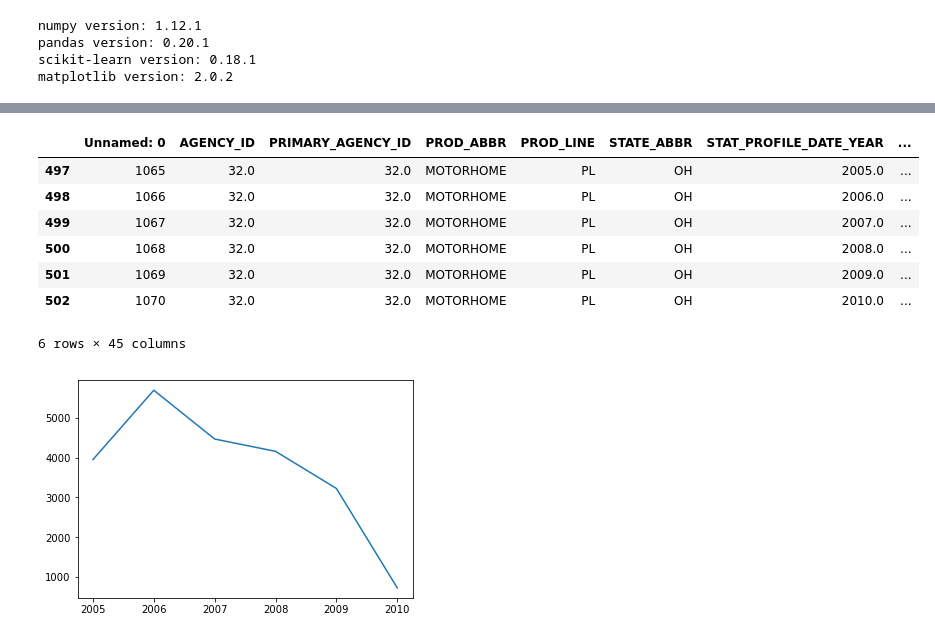
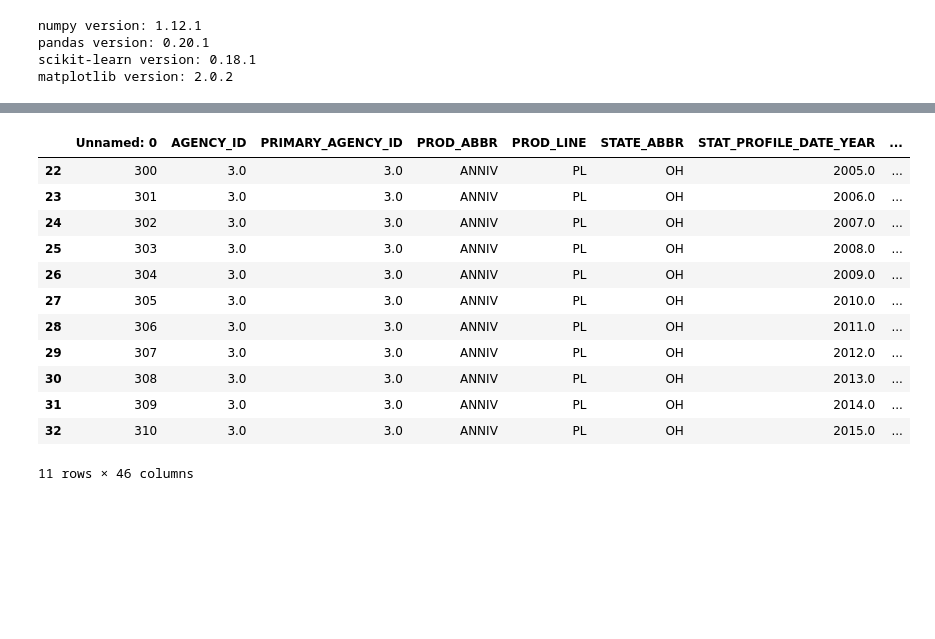
Before and after one commit to MKet/ADS3_Project, a Jupyter notebook: Untitled.ipynb, the cells around one changed output, grey strips where cells are left out. Cells and saved outputs as stored; diff of their text form; code cells hidden in the pictures; blank space fills up the shorter version.

```diff
--- a/Untitled.ipynb
+++ b/Untitled.ipynb
@@ -43,20 +45,17 @@ df.head(500)
 # %%
-testdata = df[(df["AGENCY_ID"] == 32) & (df["PROD_ABBR"] == "MOTORHOME")& (df["STATE_ABBR"] == "OH") & (df["STAT_PROFILE_DATE_YEAR"] < 2011)]
+testdata = df[(df["AGENCY_ID"] == 3) & (df["PROD_ABBR"] == "ANNIV")& (df["STATE_ABBR"] == "OH")]
 testdata.head(50)
 # %% [output]
 |  | Unnamed: 0 | AGENCY_ID | PRIMARY_AGENCY_ID | PROD_ABBR | PROD_LINE | STATE_ABBR | STAT_PROFILE_DATE_YEAR | ... |
-| 497 | 1065 | 32.0 | 32.0 | MOTORHOME | PL | OH | 2005.0 | ... |
-| 498 | 1066 | 32.0 | 32.0 | MOTORHOME | PL | OH | 2006.0 | ... |
-| 499 | 1067 | 32.0 | 32.0 | MOTORHOME | PL | OH | 2007.0 | ... |
-| 500 | 1068 | 32.0 | 32.0 | MOTORHOME | PL | OH | 2008.0 | ... |
-| 501 | 1069 | 32.0 | 32.0 | MOTORHOME | PL | OH | 2009.0 | ... |
-| 502 | 1070 | 32.0 | 32.0 | MOTORHOME | PL | OH | 2010.0 | ... |
+| 22 | 300 | 3.0 | 3.0 | ANNIV | PL | OH | 2005.0 | ... |
+| 23 | 301 | 3.0 | 3.0 | ANNIV | PL | OH | 2006.0 | ... |
+| 24 | 302 | 3.0 | 3.0 | ANNIV | PL | OH | 2007.0 | ... |
+| 25 | 303 | 3.0 | 3.0 | ANNIV | PL | OH | 2008.0 | ... |
+| 26 | 304 | 3.0 | 3.0 | ANNIV | PL | OH | 2009.0 | ... |
+| 27 | 305 | 3.0 | 3.0 | ANNIV | PL | OH | 2010.0 | ... |
+| 28 | 306 | 3.0 | 3.0 | ANNIV | PL | OH | 2011.0 | ... |
+| 29 | 307 | 3.0 | 3.0 | ANNIV | PL | OH | 2012.0 | ... |
+| 30 | 308 | 3.0 | 3.0 | ANNIV | PL | OH | 2013.0 | ... |
+| 31 | 309 | 3.0 | 3.0 | ANNIV | PL | OH | 2014.0 | ... |
+| 32 | 310 | 3.0 | 3.0 | ANNIV | PL | OH | 2015.0 | ... |
-6 rows × 45 columns
+11 rows × 46 columns
-# %%
-plotdata = testdata["WRTN_PREM_AMT"]
-years = testdata["STAT_PROFILE_DATE_YEAR"]
-
-plt.plot(years, plotdata)
-plt.show()
-# %% [output]
-[figure, removed]
```
Also changed, not shown: parts of 6 cells of this notebook.
